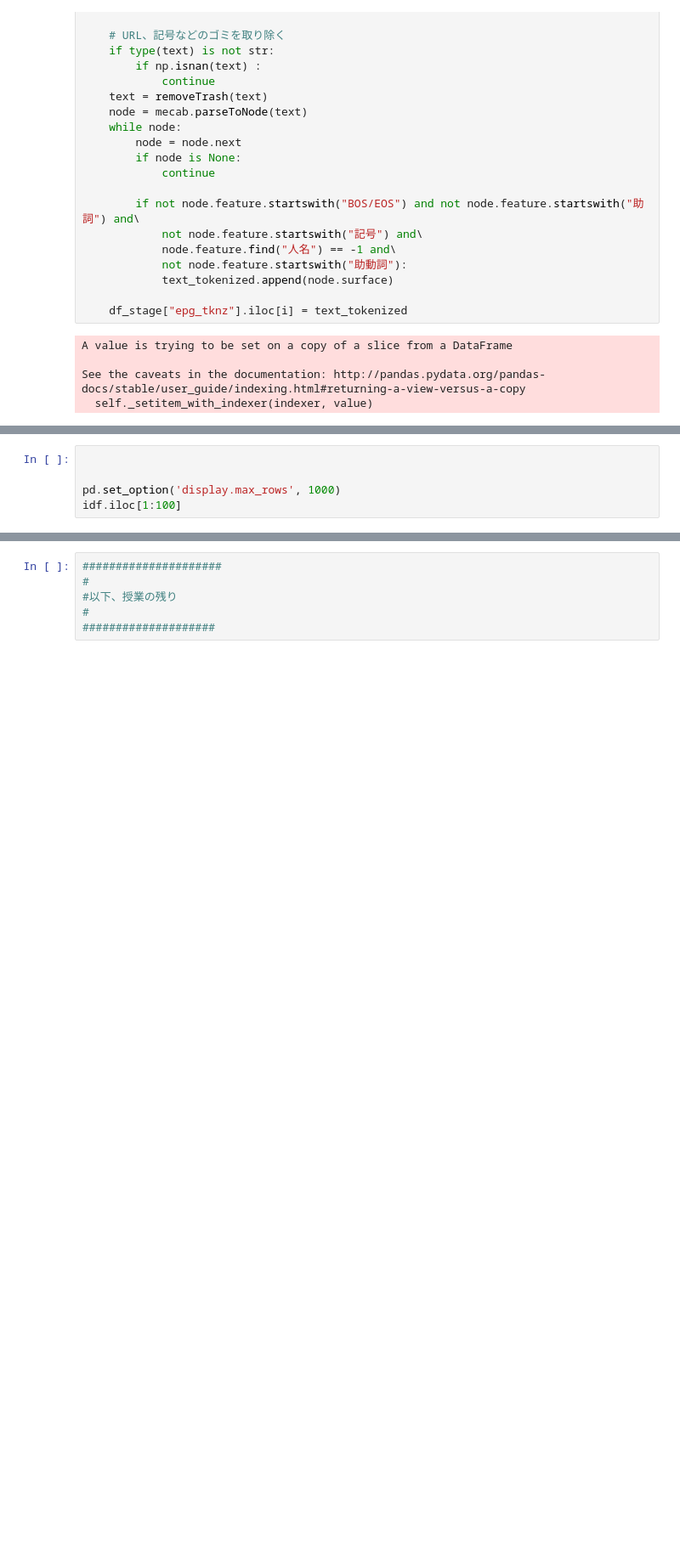
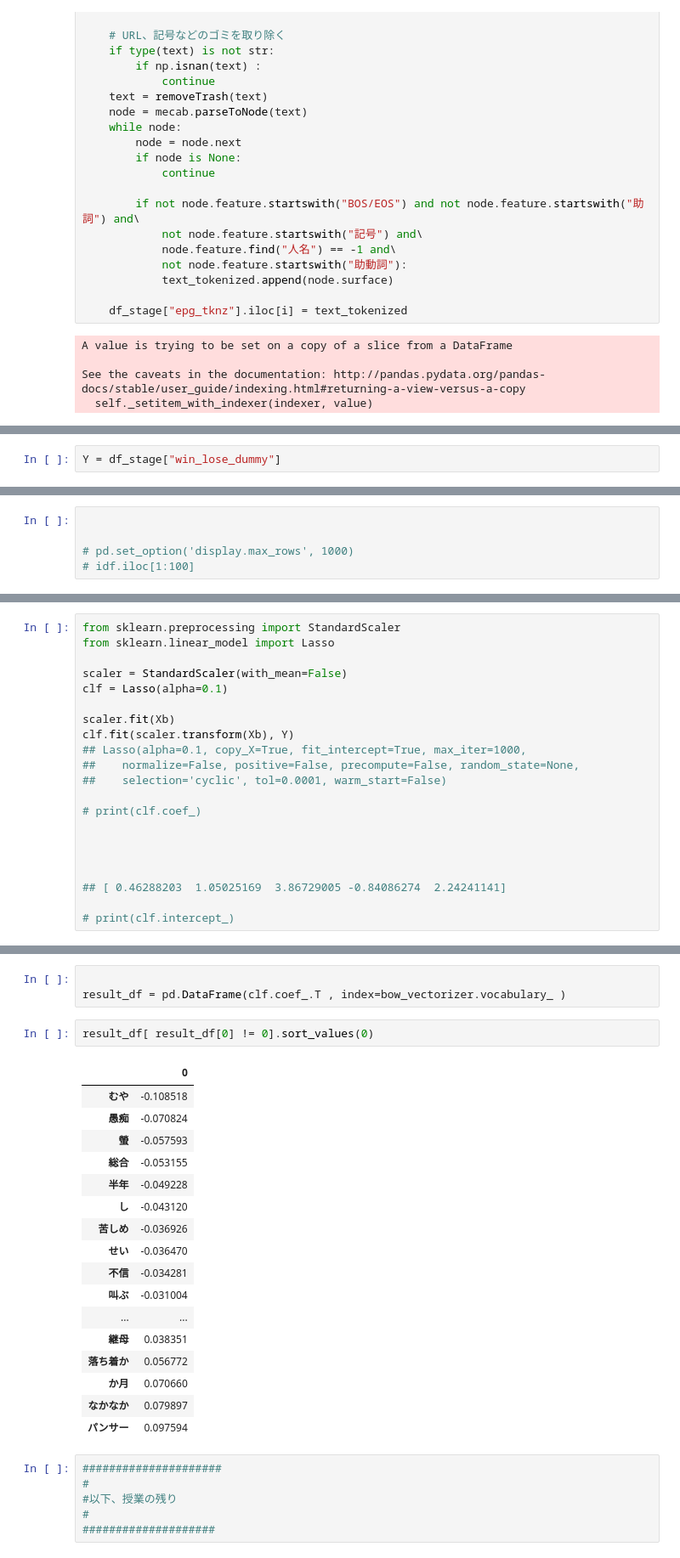
Before and after one commit to c-c-c-c/dm_integration, a Jupyter notebook: myMecab.ipynb, the cells around one changed output, grey strips where cells are left out. Shown at 85% size. Saved outputs shown, nothing was run; the diff lists cells and outputs as text; blank space fills up the shorter version.

```diff
--- a/myMecab.ipynb
+++ b/myMecab.ipynb
@@ -374 +420,3 @@ X
+# %%
+Y = df_stage["win_lose_dummy"]
 # %%
@@ -405,5 +450,5 @@ idf = pd.Series(vectorizer.idf_, index=[ x[0] for x in sorted(vectorizer.vocabul
 # %%
 
 
-pd.set_option('display.max_rows', 1000)
-idf.iloc[1:100]
+# pd.set_option('display.max_rows', 1000)
+# idf.iloc[1:100]
@@ -427,0 +457,21 @@ idf.iloc[1:100]
+# %%
+from sklearn.preprocessing import StandardScaler
+from sklearn.linear_model import Lasso
+
+scaler = StandardScaler(with_mean=False)
+clf = Lasso(alpha=0.1)
+
+scaler.fit(Xb)
+clf.fit(scaler.transform(Xb), Y)
+## Lasso(alpha=0.1, copy_X=True, fit_intercept=True, max_iter=1000,
+##    normalize=False, positive=False, precompute=False, random_state=None,
+##    selection='cyclic', tol=0.0001, warm_start=False)
+
+# print(clf.coef_)
+
+
+
+
+## [ 0.46288203  1.05025169  3.86729005 -0.84086274  2.24241141]
+
+# print(clf.intercept_)
@@ -428,3 +484,26 @@ idf.iloc[1:100]
+# %%
+
+result_df = pd.DataFrame(clf.coef_.T , index=bow_vectorizer.vocabulary_ )
+# %%
+result_df[ result_df[0] != 0].sort_values(0)
+# %% [output]
+|  | 0 |
+| むや | -0.108518 |
+| 愚痴 | -0.070824 |
+| 螢 | -0.057593 |
+| 総合 | -0.053155 |
+| 半年 | -0.049228 |
+| し | -0.043120 |
+| 苦しめ | -0.036926 |
+| せい | -0.036470 |
+| 不信 | -0.034281 |
+| 叫ぶ | -0.031004 |
+| ... | ... |
+| 継母 | 0.038351 |
+| 落ち着か | 0.056772 |
+| か月 | 0.070660 |
+| なかなか | 0.079897 |
+| パンサー | 0.097594 |
 # %%
 #####################
 #
```
Also changed, not shown: parts of 19 cells of this notebook.
